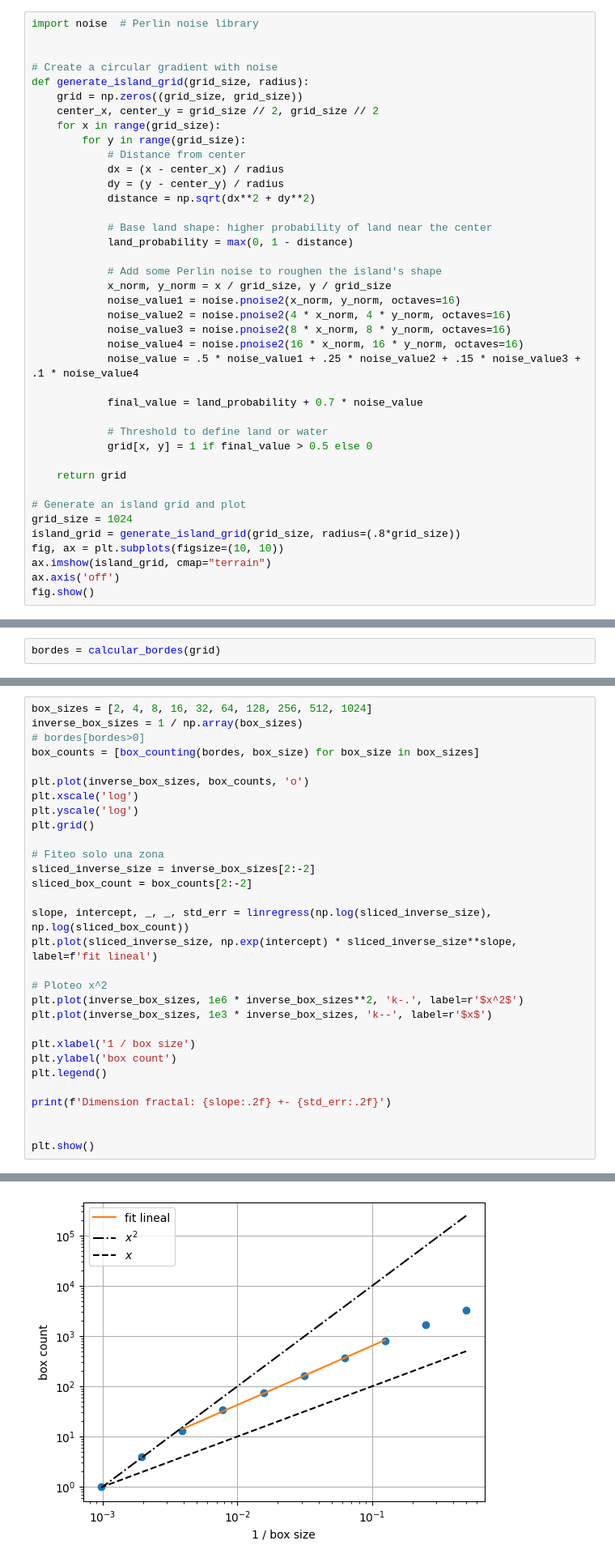
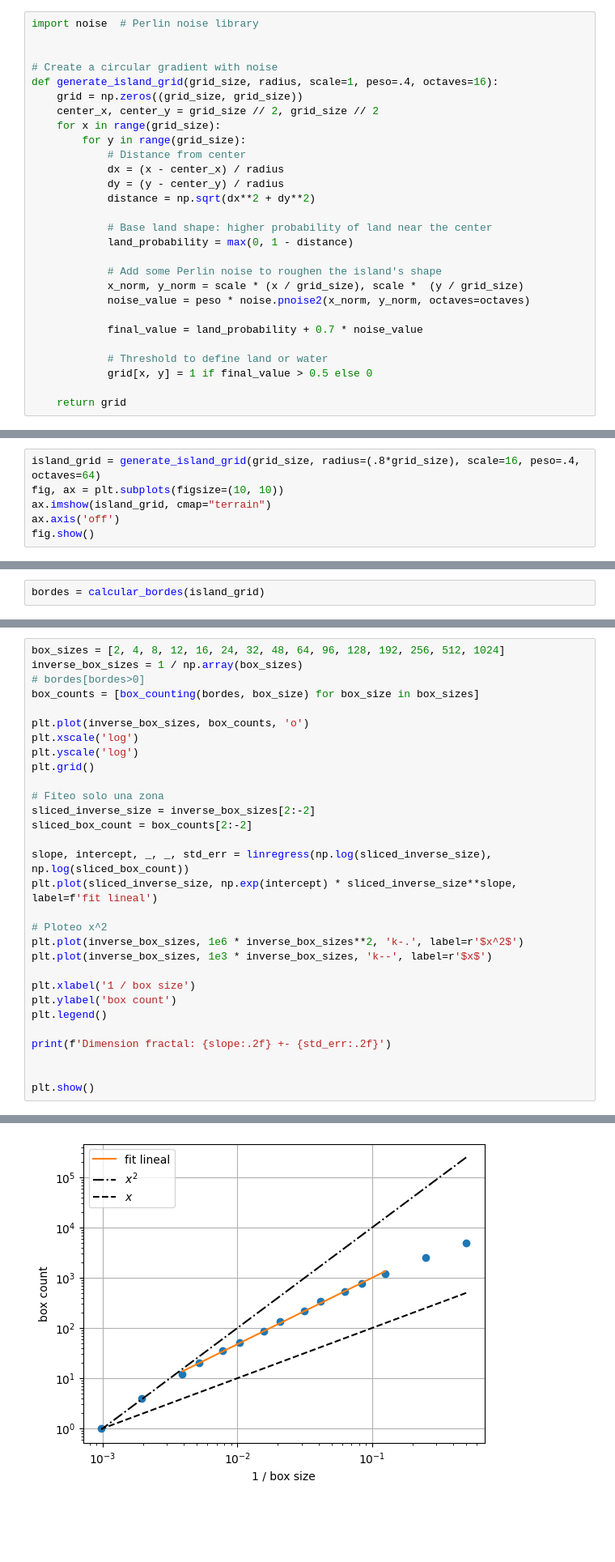
Before and after one commit to lautarogiordano/practicas-complejidad, a Jupyter notebook: p4-generacion-procedural/proc-gen copy.ipynb, the cells around one changed output, grey strips where cells are left out. Shown: that part at 81% size. Saved outputs shown, nothing was run; the diff lists cells and outputs as text; blank space fills up the shorter version.

```diff
--- a/p4-generacion-procedural/proc-gen copy.ipynb
+++ b/p4-generacion-procedural/proc-gen copy.ipynb
@@ -211,7 +212,7 @@ import noise  # Perlin noise library
 
 
 # Create a circular gradient with noise
-def generate_island_grid(grid_size, radius):
+def generate_island_grid(grid_size, radius, scale=1, peso=.4, octaves=16):
     grid = np.zeros((grid_size, grid_size))
     center_x, center_y = grid_size // 2, grid_size // 2
     for x in range(grid_size):
@@ -225,12 +226,8 @@ def generate_island_grid(grid_size, radius):
             land_probability = max(0, 1 - distance)
 
             # Add some Perlin noise to roughen the island's shape
-            x_norm, y_norm = x / grid_size, y / grid_size
-            noise_value1 = noise.pnoise2(x_norm, y_norm, octaves=16)
-            noise_value2 = noise.pnoise2(4 * x_norm, 4 * y_norm, octaves=16)
-            noise_value3 = noise.pnoise2(8 * x_norm, 8 * y_norm, octaves=16)
-            noise_value4 = noise.pnoise2(16 * x_norm, 16 * y_norm, octaves=16)
-            noise_value = .5 * noise_value1 + .25 * noise_value2 + .15 * noise_value3 + .1 * noise_value4
+            x_norm, y_norm = scale * (x / grid_size), scale *  (y / grid_size)
+            noise_value = peso * noise.pnoise2(x_norm, y_norm, octaves=octaves)
 
             final_value = land_probability + 0.7 * noise_value
 
@@ -238,11 +235,3 @@ def generate_island_grid(grid_size, radius):
             grid[x, y] = 1 if final_value > 0.5 else 0
 
     return grid
-
-# Generate an island grid and plot
-grid_size = 1024
-island_grid = generate_island_grid(grid_size, radius=(.8*grid_size))
-fig, ax = plt.subplots(figsize=(10, 10))
-ax.imshow(island_grid, cmap="terrain")
-ax.axis('off')
-fig.show()
@@ -250,0 +272,6 @@ fig.show()
+# %%
+island_grid = generate_island_grid(grid_size, radius=(.8*grid_size), scale=16, peso=.4, octaves=64)
+fig, ax = plt.subplots(figsize=(10, 10))
+ax.imshow(island_grid, cmap="terrain")
+ax.axis('off')
+fig.show()
@@ -282,7 +308,7 @@ def calcular_bordes(grid):
                         bordes[i][j] = valor_borde
         return bordes
 # %%
-bordes = calcular_bordes(grid)
+bordes = calcular_bordes(island_grid)
 # %%
 fig, ax = plt.subplots(figsize=(10, 10))
 ax.imshow(bordes, cmap='Reds')
@@ -293,5 +319,5 @@ plt.show()
 # %%
-box_sizes = [2, 4, 8, 16, 32, 64, 128, 256, 512, 1024]
+box_sizes = [2, 4, 8, 12, 16, 24, 32, 48, 64, 96, 128, 192, 256, 512, 1024]
 inverse_box_sizes = 1 / np.array(box_sizes)
 # bordes[bordes>0]
 box_counts = [box_counting(bordes, box_size) for box_size in box_sizes]
@@ -325 +351 @@ Dimension fractal: 1.18 +- 0.02
-[figure, old version]
+[figure, new version]
```
Also changed, not shown: parts of 10 cells of this notebook.
